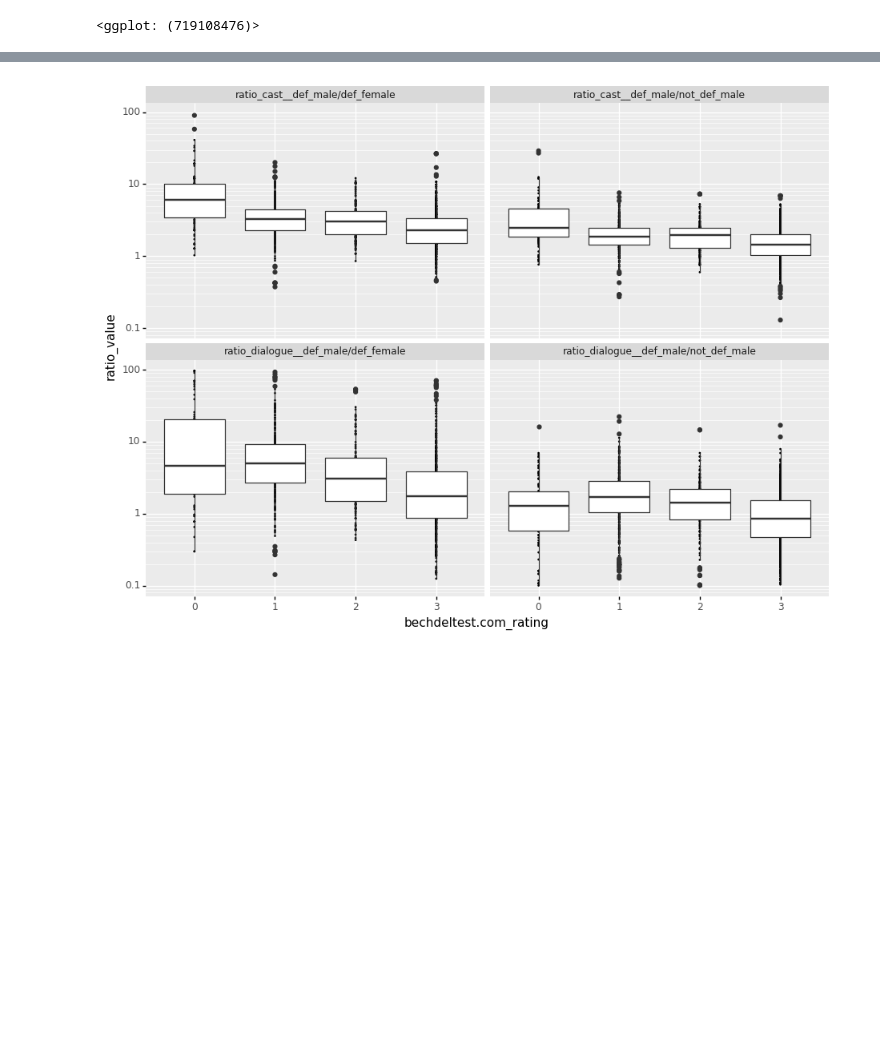
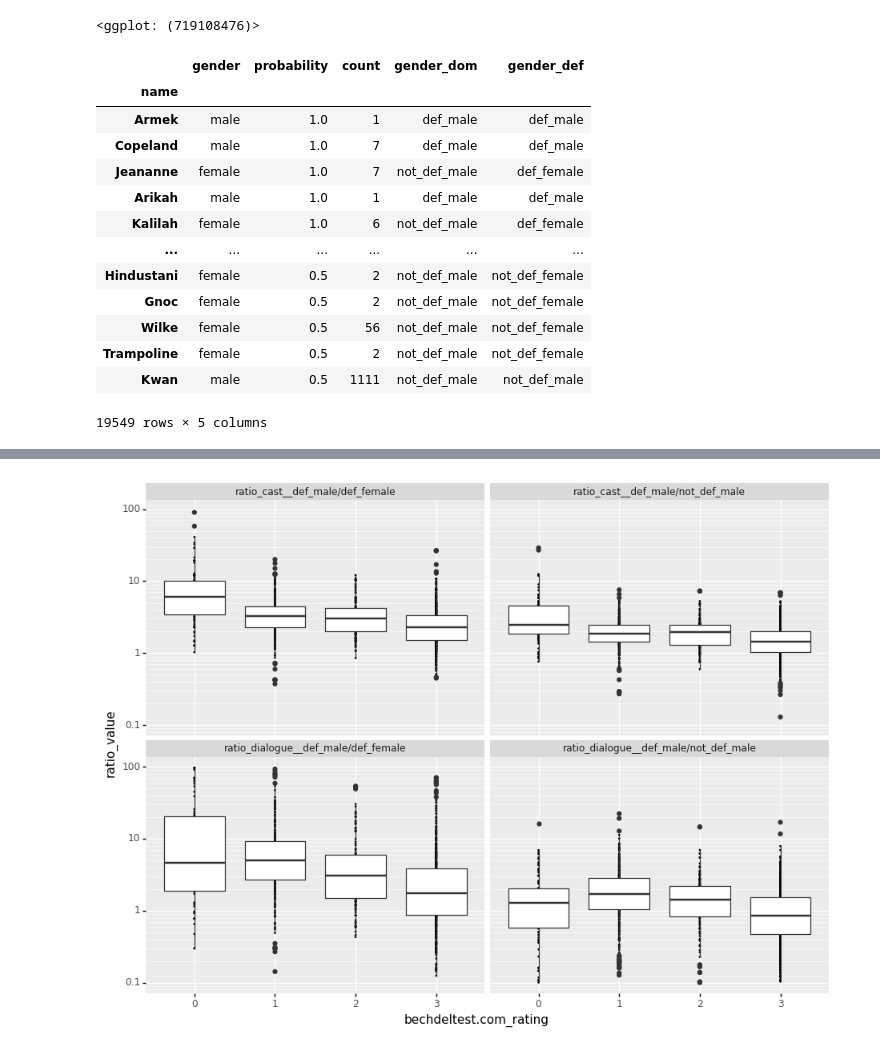
Before and after one commit to quadrismegistus/bechdeltest, a Jupyter notebook: notebooks/GenderRatios.ipynb, the cells around one changed output, grey strips where cells are left out. Saved outputs shown, nothing was run; the diff lists cells and outputs as text; code cells hidden in the pictures; blank space fills up the shorter version.

```diff
--- a/notebooks/GenderRatios.ipynb
+++ b/notebooks/GenderRatios.ipynb
@@ -91,3 +110,21 @@ fig
 # fig+= p9.facet_wrap('ratio_name')
 # fig+= p9.geom_smooth(method='lm')
 # fig
+# %%
+gdf = get_all_first_names_real_genderized()
+gdf
+# %% [output]
+|  | gender | probability | count | gender_dom | gender_def |
+| name |  |  |  |  |  |
+| Armek | male | 1.0 | 1 | def_male | def_male |
+| Copeland | male | 1.0 | 7 | def_male | def_male |
+| Jeananne | female | 1.0 | 7 | not_def_male | def_female |
+| Arikah | male | 1.0 | 1 | def_male | def_male |
+| Kalilah | female | 1.0 | 6 | not_def_male | def_female |
+| ... | ... | ... | ... | ... | ... |
+| Hindustani | female | 0.5 | 2 | not_def_male | not_def_female |
+| Gnoc | female | 0.5 | 2 | not_def_male | not_def_female |
+| Wilke | female | 0.5 | 56 | not_def_male | not_def_female |
+| Trampoline | female | 0.5 | 2 | not_def_male | not_def_female |
+| Kwan | male | 0.5 | 1111 | not_def_male | not_def_male |
+19549 rows × 5 columns
```
Also changed, not shown: parts of 2 cells of this notebook, 10 other files.
